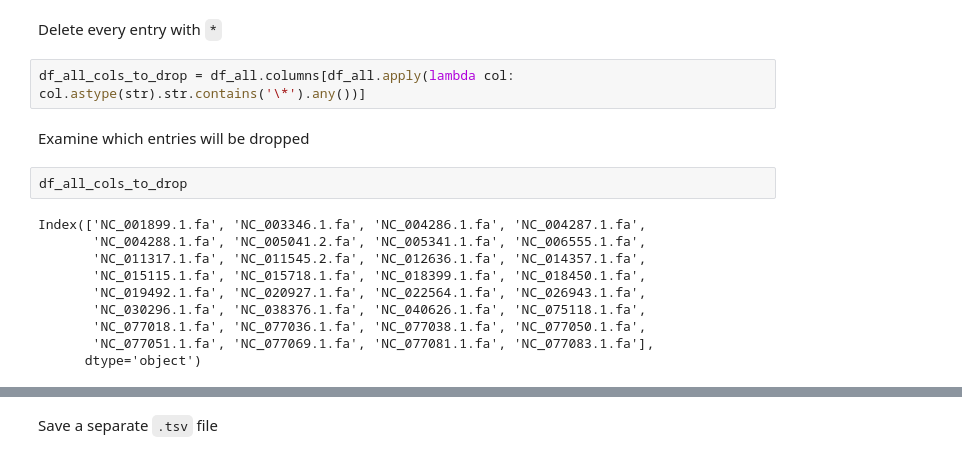
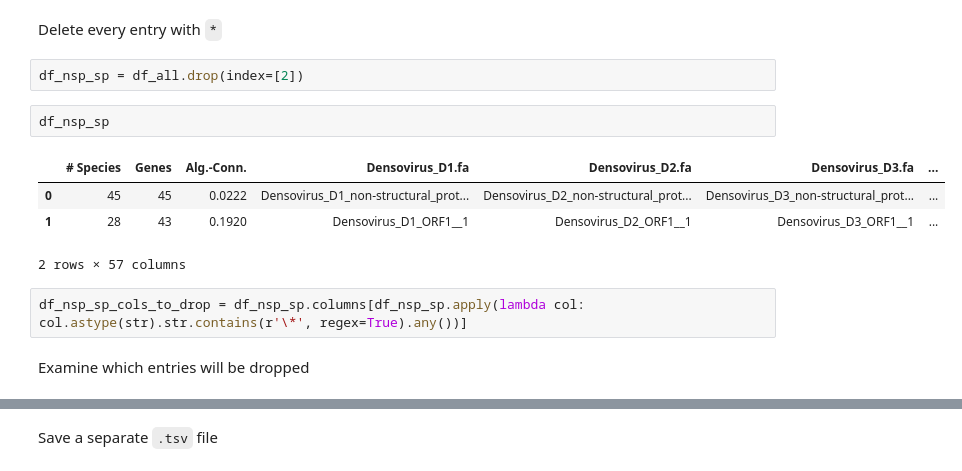
Before and after one commit to PopovIILab/BatShotMetaFlow, a Jupyter notebook: 04_Densoviruses/04_Lab_journal.ipynb, the cells around one changed output, grey strips where cells are left out. Cells and saved outputs as stored; diff of their text form.

```diff
--- a/04_Densoviruses/04_Lab_journal.ipynb
+++ b/04_Densoviruses/04_Lab_journal.ipynb
@@ -604,19 +618,16 @@ df_sp_cleaned.to_csv('phylogenomics/proteinortho_output/SPs.tsv', sep='\t', inde
 We also need a `.tsv` file with NSP and SP
 # %% [markdown]
 Delete every entry with `*`
+# %%
+df_nsp_sp = df_all.drop(index=[2])
+# %%
+df_nsp_sp
+# %% [output]
+|  | # Species | Genes | Alg.-Conn. | Densovirus_D1.fa | Densovirus_D2.fa | Densovirus_D3.fa | ... |
+| 0 | 45 | 45 | 0.0222 | Densovirus_D1_non-structural_prot... | Densovirus_D2_non-structural_prot... | Densovirus_D3_non-structural_prot... | ... |
+| 1 | 28 | 43 | 0.1920 | Densovirus_D1_ORF1__1 | Densovirus_D2_ORF1__1 | Densovirus_D3_ORF1__1 | ... |
+2 rows × 57 columns
 # %%
-df_all_cols_to_drop = df_all.columns[df_all.apply(lambda col: col.astype(str).str.contains('\*').any())]
+df_nsp_sp_cols_to_drop = df_nsp_sp.columns[df_nsp_sp.apply(lambda col: col.astype(str).str.contains(r'\*', regex=True).any())]
 # %% [markdown]
 Examine which entries will be dropped
-# %%
-df_all_cols_to_drop
-# %% [output]
-Index(['NC_001899.1.fa', 'NC_003346.1.fa', 'NC_004286.1.fa', 'NC_004287.1.fa',
-       'NC_004288.1.fa', 'NC_005041.2.fa', 'NC_005341.1.fa', 'NC_006555.1.fa',
-       'NC_011317.1.fa', 'NC_011545.2.fa', 'NC_012636.1.fa', 'NC_014357.1.fa',
-       'NC_015115.1.fa', 'NC_015718.1.fa', 'NC_018399.1.fa', 'NC_018450.1.fa',
-       'NC_019492.1.fa', 'NC_020927.1.fa', 'NC_022564.1.fa', 'NC_026943.1.fa',
-       'NC_030296.1.fa', 'NC_038376.1.fa', 'NC_040626.1.fa', 'NC_075118.1.fa',
-       'NC_077018.1.fa', 'NC_077036.1.fa', 'NC_077038.1.fa', 'NC_077050.1.fa',
-       'NC_077051.1.fa', 'NC_077069.1.fa', 'NC_077081.1.fa', 'NC_077083.1.fa'],
-      dtype='object')
```
Also changed, not shown: parts of 41 cells of this notebook, 4 other files.
